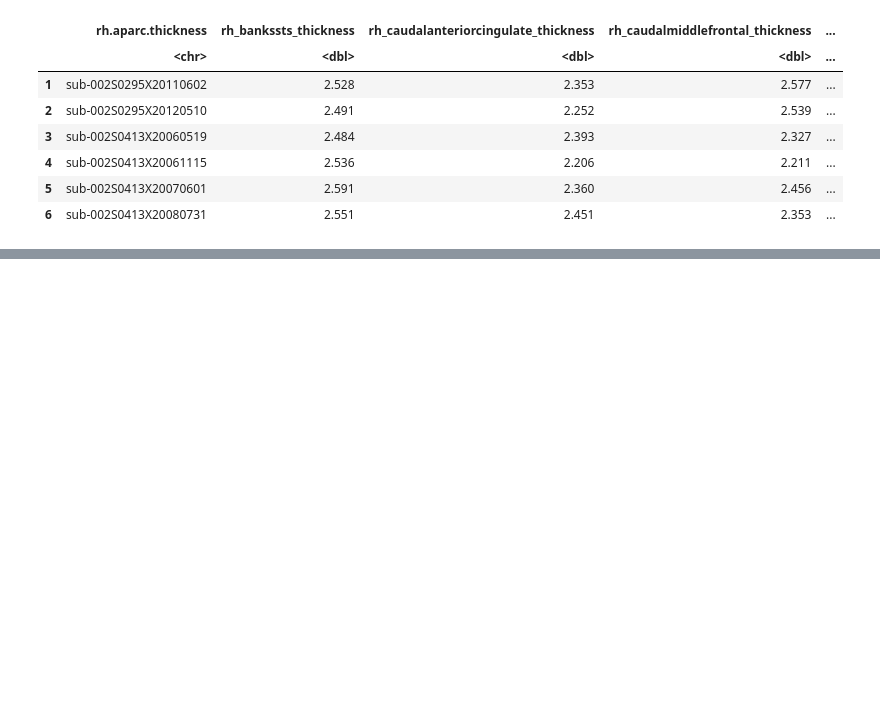
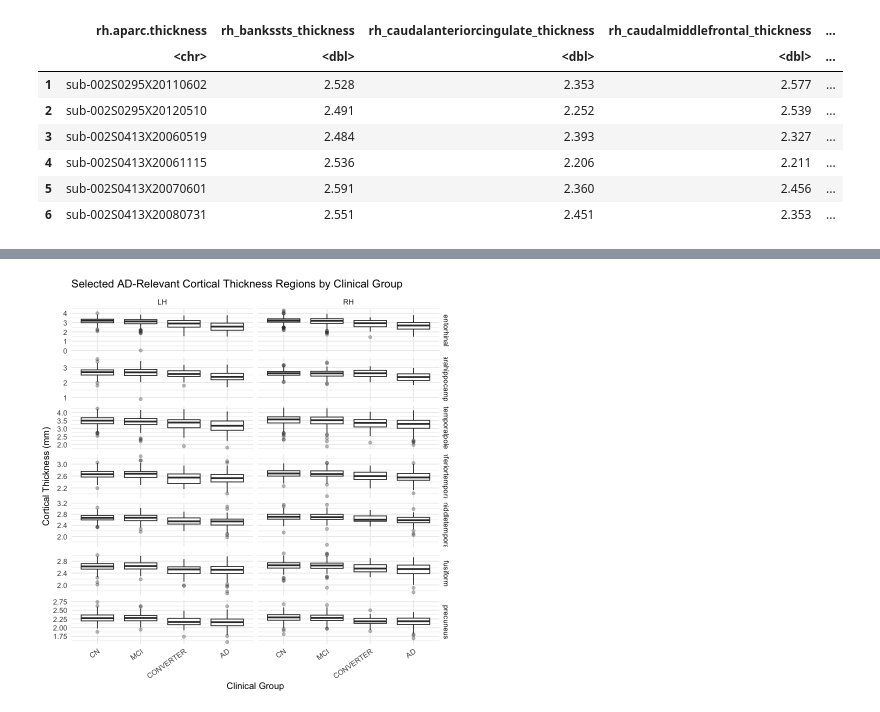
Before and after one commit to ACastellana0629/AD_onboarding, a Jupyter notebook: R_analysis/Analysis.ipynb, the cells around one changed output, grey strips where cells are left out. Saved outputs shown, nothing was run; the diff lists cells and outputs as text; code cells hidden in the pictures; blank space fills up the shorter version.

```diff
--- a/R_analysis/Analysis.ipynb
+++ b/R_analysis/Analysis.ipynb
@@ -44,0 +1082,36 @@ A data.frame: 6 × 38
+# %%
+# ============================================================
+# Step 11b: Plot selected AD-relevant cortical regions
+# ============================================================
+
+ad_relevant_regions <- c(
+  "entorhinal",
+  "parahippocampal",
+  "temporalpole",
+  "inferiortemporal",
+  "middletemporal",
+  "fusiform",
+  "precuneus"
+)
+
+ad_region_plot_data <- analysis_long %>%
+  filter(region %in% ad_relevant_regions) %>%
+  mutate(
+    group4 = factor(group4, levels = c("CN", "MCI", "CONVERTER", "AD")),
+    region = factor(region, levels = ad_relevant_regions)
+  )
+
+ggplot(ad_region_plot_data, aes(x = group4, y = thickness)) +
+  geom_boxplot(outlier.alpha = 0.3) +
+  facet_grid(region ~ hemisphere, scales = "free_y") +
+  labs(
+    title = "Selected AD-Relevant Cortical Thickness Regions by Clinical Group",
+    x = "Clinical Group",
+    y = "Cortical Thickness (mm)"
+  ) +
+  theme_minimal() +
+  theme(
+    axis.text.x = element_text(angle = 35, hjust = 1)
+  )
+# %% [output]
+[figure, added]
```
Also changed, not shown: parts of 58 cells of this notebook.
